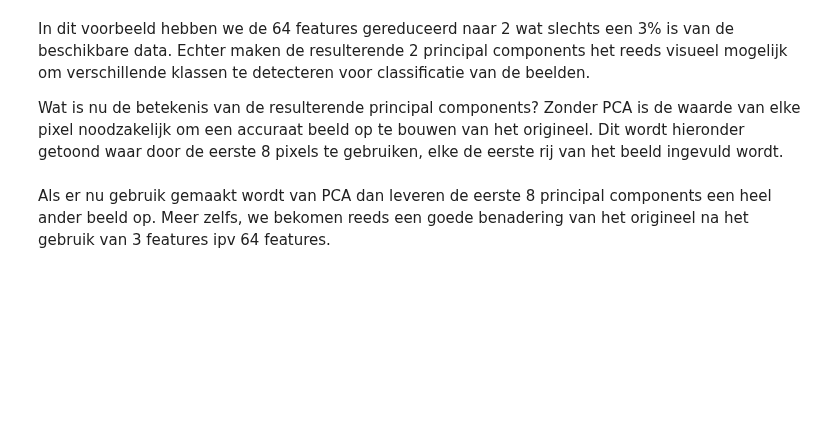
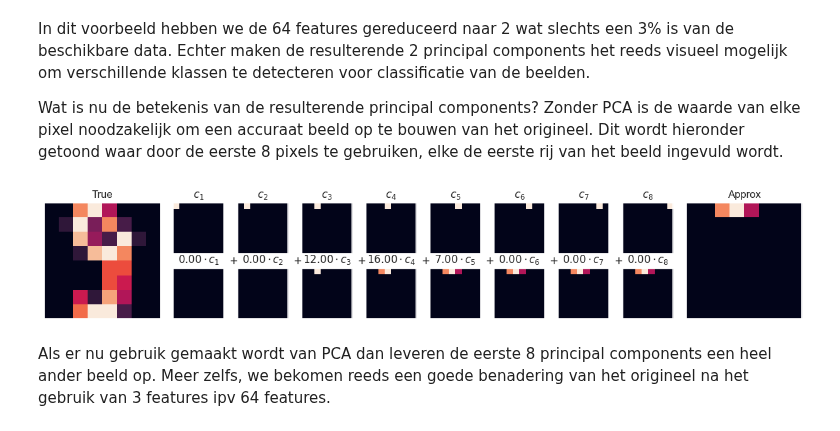
Before and after one commit to Data-Science-2425/Leerstof, a Jupyter notebook: Week 10/03_DimensionalityReduction.ipynb, the cells around one changed output. Cells and saved outputs as stored; diff of their text form; code cells hidden in the pictures; blank space fills up the shorter version.

```diff
--- a/Week 10/03_DimensionalityReduction.ipynb
+++ b/Week 10/03_DimensionalityReduction.ipynb
@@ -197,6 +225,10 @@ def plot_pca_components(x, coefficients=None, mean=0, components=None,
 
     show(slice(2), slice(-2, None), approx, "Approx")
     return fig
+# %%
+fig=plot_pca_components(digits.data[125], show_mean=False)
+# %% [output]
+[figure, added]
 # %% [markdown]
 Als er nu gebruik gemaakt wordt van PCA dan leveren de eerste 8 principal components een heel ander beeld op.
 Meer zelfs, we bekomen reeds een goede benadering van het origineel na het gebruik van 3 features ipv 64 features.
```
Also changed, not shown: parts of 13 cells of this notebook.
